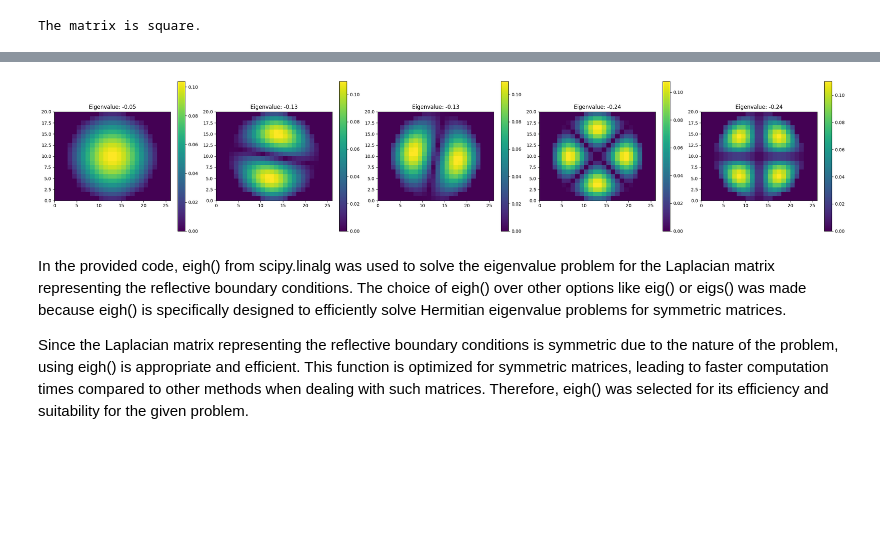
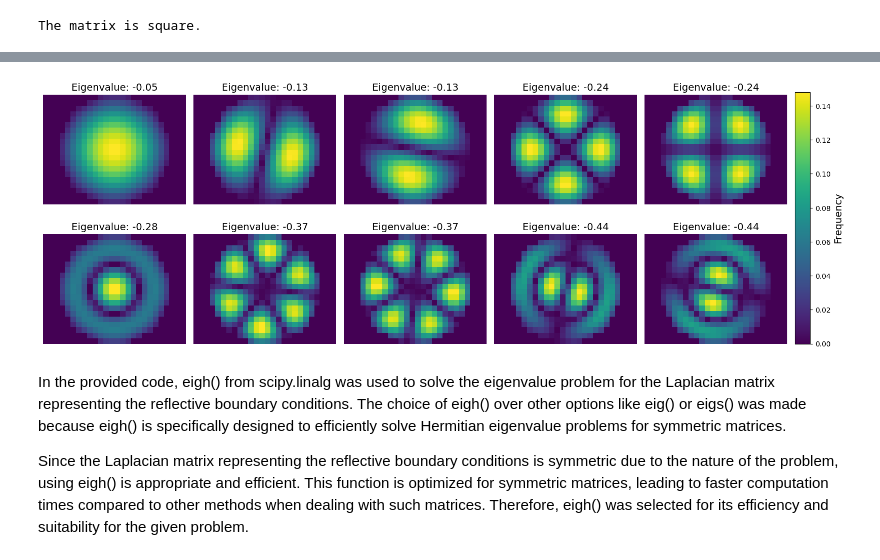
Before and after one commit to koenweverink/ScientificComputing, a Jupyter notebook: Set3.ipynb, the cells around one changed output, grey strips where cells are left out. Drawn from its saved outputs; the diff is of its cells as text; code cells hidden in the pictures; blank space fills up the shorter version.

```diff
--- a/Set3.ipynb
+++ b/Set3.ipynb
@@ -173,45 +267,74 @@ plot_eigenvectors(eigen_dict, nrows=n, ncols=m)
+# %%
+def embed_eigenvector_in_grid(eigenvector, n, m, inside_circle):
+    """
+    Embeds an eigenvector defined on the points inside a circle back into the full n x m grid.
+
+    Parameters:
+    eigenvector (numpy.ndarray): The flattened eigenvector defined only for points inside the circle.
+    n (int): The number of rows in the full grid.
+    m (int): The number of columns in the full grid.
+    inside_circle (list): List of indices in the flattened full grid that correspond to points inside the circle.
+
+    Returns:
+    numpy.ndarray: The full n x m grid with the eigenvector embedded at the correct locations and zeros elsewhere.
+    """
+    # Create an empty array for the full grid
+    full_grid = np.zeros(n * m)
+
+    # Place the components of the eigenvector into the full grid at the appropriate locations
+    for index, value in zip(inside_circle, eigenvector):
+        full_grid[index] = value
+
+    # Reshape the full grid back into a 2D array
+    full_grid = full_grid.reshape((n, m))
+
+    return full_grid
 # %%
 import numpy as np
 import matplotlib.pyplot as plt
 from scipy.linalg import eigh
 
-def plot_circular_eigenvectors(vals_circle, vecs_circle, n, m, radius, num_eigenvectors=5):
+def plot_circular_eigenvectors(vals_circle, vecs_circle, n, m, radius, num_eigenvectors=10):
     # Calculate the positions inside the circle to properly embed eigenvectors later
     center = np.array([n / 2 - 0.5, m / 2 - 0.5])
     inside_circle = [i * m + j for i in range(n) for j in range(m)
                      if np.linalg.norm(np.array([i, j]) - center) <= radius]
 
     # Sort eigenvalues and pick the indices of the closest to zero
     indices_closest = np.argsort(np.abs(vals_circle))[:num_eigenvectors]
 
     # Set up the plot
-    fig, axes = plt.subplots(1, num_eigenvectors, figsize=(5 * num_eigenvectors, 5))
-    if num_eigenvectors == 1:
-        axes = [axes]  # Make sure axes is iterable
+    fig, axes = plt.subplots(2, 5, figsize=(15, 6))
 
     # Plot the specified number of closest eigenvectors
     for i, idx in enumerate(indices_closest):
+        row = i // 5  # Calculate the row index
+        col = i % 5   # Calculate the column index
+
         # Embed the eigenvector back into the full grid
         full_grid = embed_eigenvector_in_grid(np.abs(vecs_circle[:, idx]), n, m, inside_circle)
 
         # Plot the heatmap
-        c = axes[i].imshow(full_grid, cmap='viridis', extent=[0, m, 0, n], origin='lower')
-        fig.colorbar(c, ax=axes[i])
-        axes[i].set_title(f'Eigenvalue: {vals_circle[idx]:.2f}')
-        axes[i].axis('on')
+        c = axes[row, col].imshow(full_grid, cmap='viridis', extent=[0, m, 0, n], origin='lower')
+        axes[row, col].set_title(f'Eigenvalue: {vals_circle[idx]:.2f}', fontsize=14)
+        axes[row, col].axis('off')
+
+    cbar_ax = fig.add_axes([1, 0.09, 0.02, 0.83])  # [left, bottom, width, height]
+    cbar = fig.colorbar(c, cax=cbar_ax)
+    cbar.set_label('Frequency', fontsize=14)
 
     plt.tight_layout()
     plt.show()
 
 # Usage example
 n, m = 20, 26  # Grid size
 radius = 10  # Circle radius
 L_circle_corrected = create_circular_laplacian(n, m, radius)
 vals_circle, vecs_circle = eigh(L_circle_corrected)  # Compute eigenvalues and eigenvectors
 
 plot_circular_eigenvectors(vals_circle, vecs_circle, n, m, radius)  # Adjust num_eigenvectors if needed
 # %% [output]
-[figure, old version]
+[figure, new version]
 # %% [markdown]
 In the provided code, eigh() from scipy.linalg was used to solve the eigenvalue problem for the Laplacian matrix representing the reflective boundary conditions. The choice of eigh() over other options like eig() or eigs() was made because eigh() is specifically designed to efficiently solve Hermitian eigenvalue problems for symmetric matrices.
 
```
Also changed, not shown: parts of 10 cells of this notebook.
